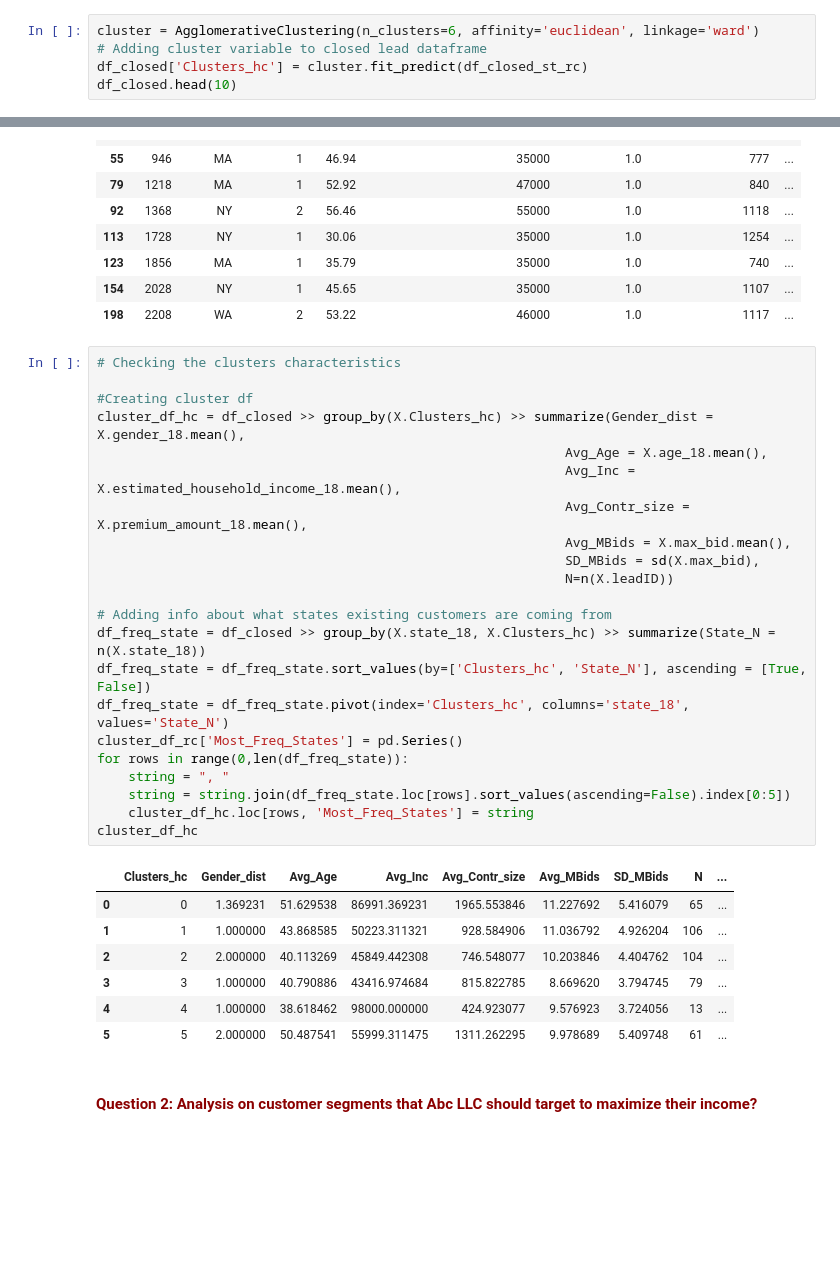
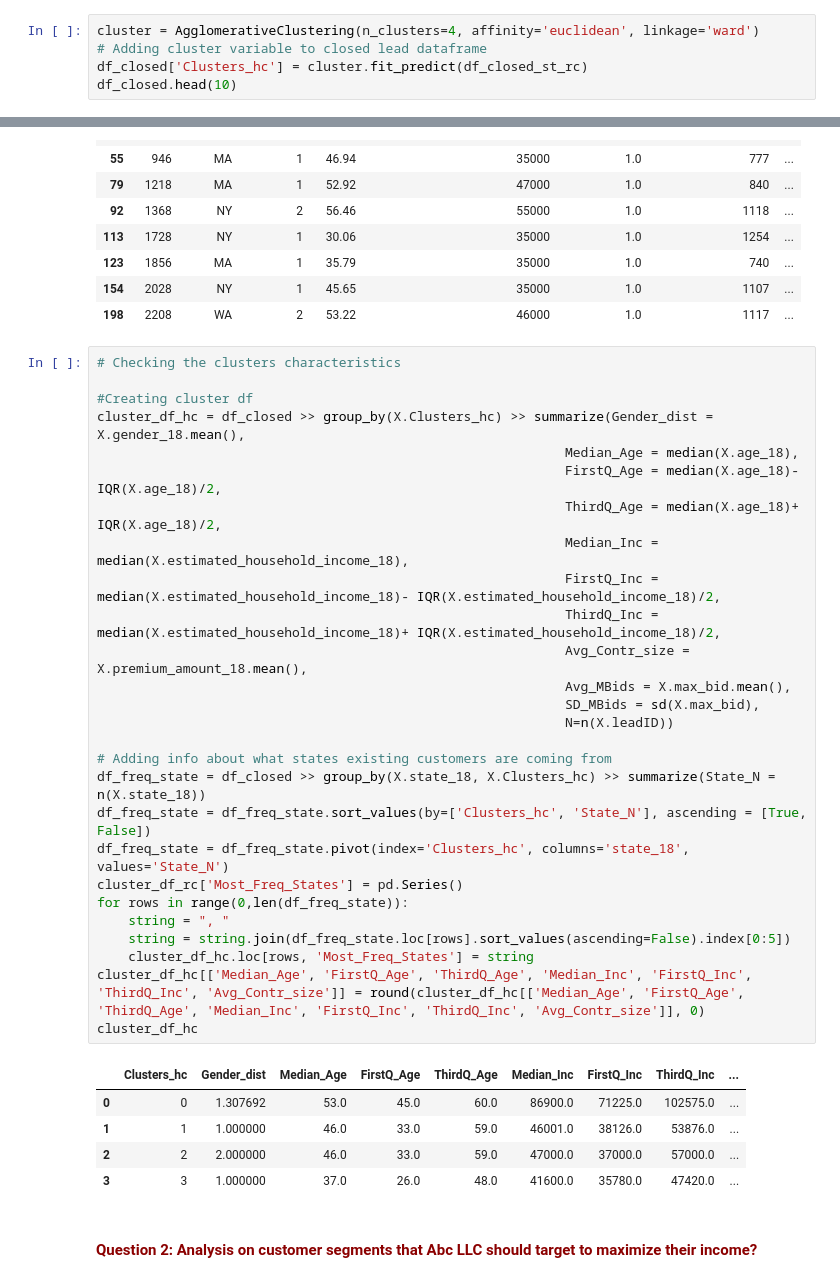
Before and after one commit to ZsoltNagy86/ABC_LLC_Leads, a Jupyter notebook: ABC_LLC_Leads.ipynb, the cells around one changed output, grey strips where cells are left out. Saved outputs shown, nothing was run; the diff lists cells and outputs as text; blank space fills up the shorter version.

```diff
--- a/ABC_LLC_Leads.ipynb
+++ b/ABC_LLC_Leads.ipynb
@@ -523,5 +539,5 @@ plt.axhline(y=10, color='r', linestyle='--')
 # %%
-cluster = AgglomerativeClustering(n_clusters=6, affinity='euclidean', linkage='ward')
+cluster = AgglomerativeClustering(n_clusters=4, affinity='euclidean', linkage='ward')
 # Adding cluster variable to closed lead dataframe
 df_closed['Clusters_hc'] = cluster.fit_predict(df_closed_st_rc)
 df_closed.head(10)
@@ -540,33 +556,36 @@ df_closed.head(10)
 # %%
 # Checking the clusters characteristics
 
 #Creating cluster df
 cluster_df_hc = df_closed >> group_by(X.Clusters_hc) >> summarize(Gender_dist = X.gender_18.mean(),
-                                                            Avg_Age = X.age_18.mean(),
-                                                            Avg_Inc = X.estimated_household_income_18.mean(),
+                                                            Median_Age = median(X.age_18),
+                                                            FirstQ_Age = median(X.age_18)- IQR(X.age_18)/2,
+                                                            ThirdQ_Age = median(X.age_18)+ IQR(X.age_18)/2,
+                                                            Median_Inc = median(X.estimated_household_income_18),
+                                                            FirstQ_Inc = median(X.estimated_household_income_18)- IQR(X.estimated_household_income_18)/2,
+                                                            ThirdQ_Inc = median(X.estimated_household_income_18)+ IQR(X.estimated_household_income_18)/2,
                                                             Avg_Contr_size = X.premium_amount_18.mean(),
                                                             Avg_MBids = X.max_bid.mean(),
                                                             SD_MBids = sd(X.max_bid),
                                                             N=n(X.leadID))
 
 # Adding info about what states existing customers are coming from
 df_freq_state = df_closed >> group_by(X.state_18, X.Clusters_hc) >> summarize(State_N = n(X.state_18))
 df_freq_state = df_freq_state.sort_values(by=['Clusters_hc', 'State_N'], ascending = [True, False])
 df_freq_state = df_freq_state.pivot(index='Clusters_hc', columns='state_18', values='State_N')
 cluster_df_rc['Most_Freq_States'] = pd.Series()
 for rows in range(0,len(df_freq_state)):
     string = ", "
     string = string.join(df_freq_state.loc[rows].sort_values(ascending=False).index[0:5])
     cluster_df_hc.loc[rows, 'Most_Freq_States'] = string
+cluster_df_hc[['Median_Age', 'FirstQ_Age', 'ThirdQ_Age', 'Median_Inc', 'FirstQ_Inc', 'ThirdQ_Inc', 'Avg_Contr_size']] = round(cluster_df_hc[['Median_Age', 'FirstQ_Age', 'ThirdQ_Age', 'Median_Inc', 'FirstQ_Inc', 'ThirdQ_Inc', 'Avg_Contr_size']], 0)
 cluster_df_hc
 # %% [output]
-|  | Clusters_hc | Gender_dist | Avg_Age | Avg_Inc | Avg_Contr_size | Avg_MBids | SD_MBids | N | ... |
-| 0 | 0 | 1.369231 | 51.629538 | 86991.369231 | 1965.553846 | 11.227692 | 5.416079 | 65 | ... |
-| 1 | 1 | 1.000000 | 43.868585 | 50223.311321 | 928.584906 | 11.036792 | 4.926204 | 106 | ... |
-| 2 | 2 | 2.000000 | 40.113269 | 45849.442308 | 746.548077 | 10.203846 | 4.404762 | 104 | ... |
-| 3 | 3 | 1.000000 | 40.790886 | 43416.974684 | 815.822785 | 8.669620 | 3.794745 | 79 | ... |
-| 4 | 4 | 1.000000 | 38.618462 | 98000.000000 | 424.923077 | 9.576923 | 3.724056 | 13 | ... |
-| 5 | 5 | 2.000000 | 50.487541 | 55999.311475 | 1311.262295 | 9.978689 | 5.409748 | 61 | ... |
+|  | Clusters_hc | Gender_dist | Median_Age | FirstQ_Age | ThirdQ_Age | Median_Inc | FirstQ_Inc | ThirdQ_Inc | ... |
+| 0 | 0 | 1.307692 | 53.0 | 45.0 | 60.0 | 86900.0 | 71225.0 | 102575.0 | ... |
+| 1 | 1 | 1.000000 | 46.0 | 33.0 | 59.0 | 46001.0 | 38126.0 | 53876.0 | ... |
+| 2 | 2 | 2.000000 | 46.0 | 33.0 | 59.0 | 47000.0 | 37000.0 | 57000.0 | ... |
+| 3 | 3 | 1.000000 | 37.0 | 26.0 | 48.0 | 41600.0 | 35780.0 | 47420.0 | ... |
 # %% [markdown]
 #### <span style="color:darkred"> Question 2: Analysis on customer segments that Abc LLC should target to maximize their income? </span>
 # %% [markdown]
```
Also changed, not shown: parts of 29 cells of this notebook, 2 other files.
